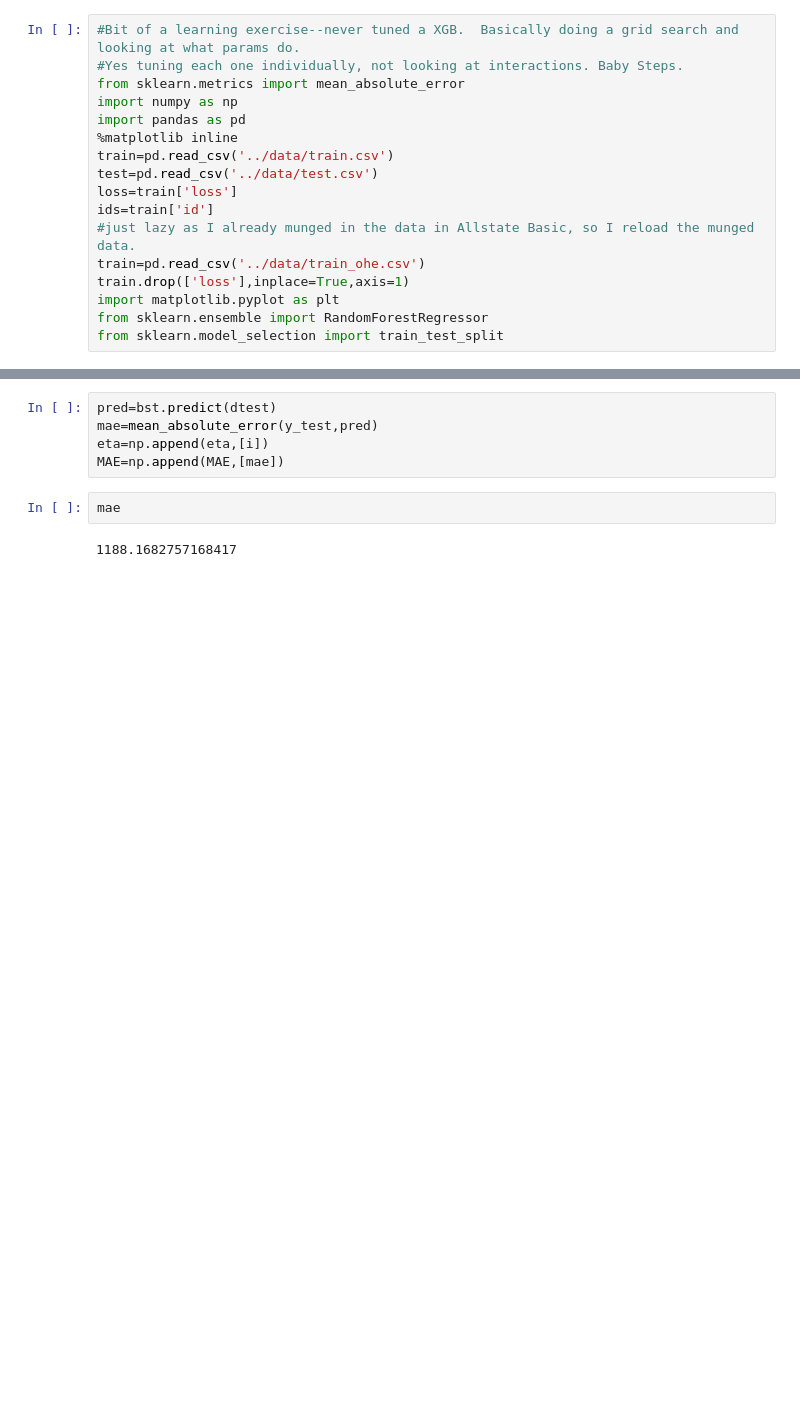
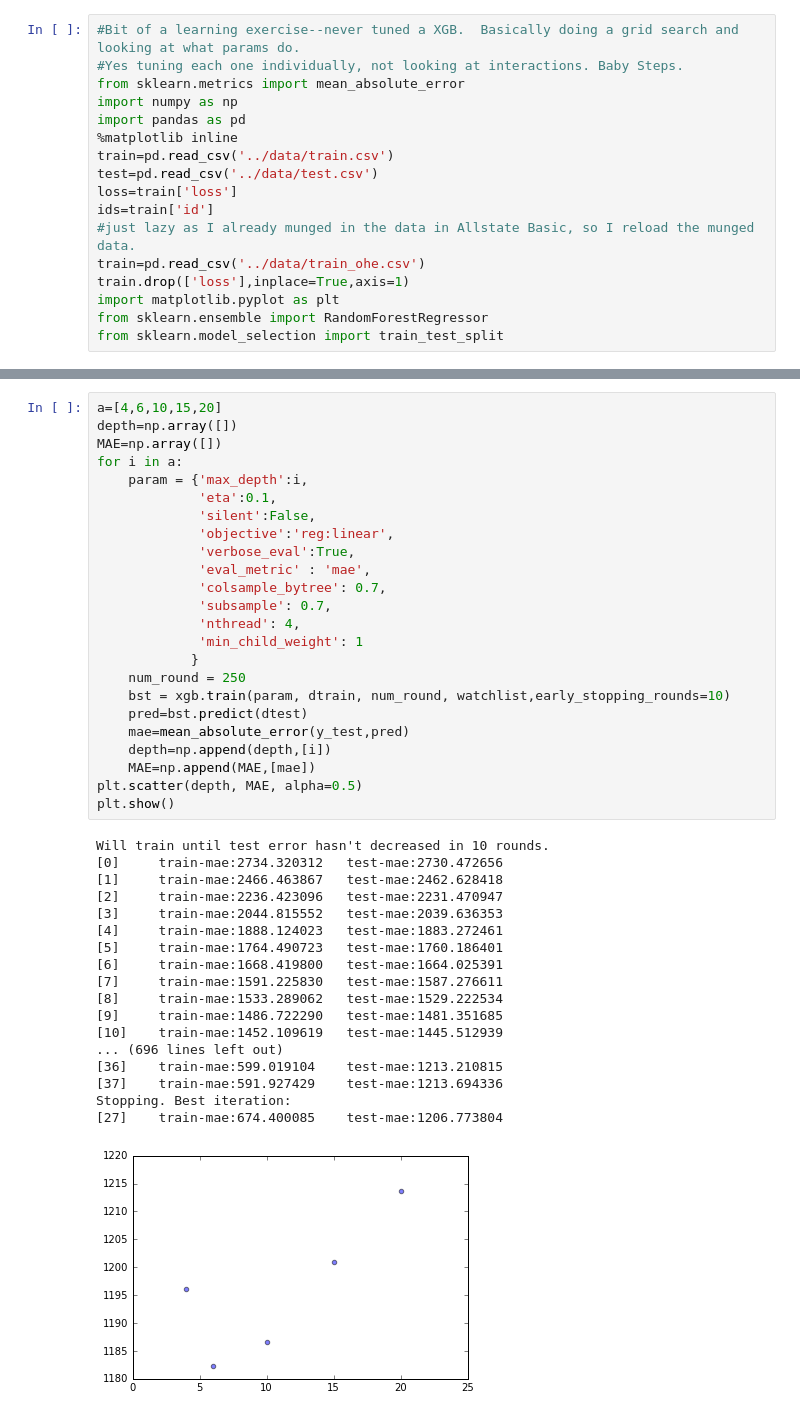
Before and after one commit to rdslater/Allstate, a Jupyter notebook: XGB tune.ipynb, the cells around one changed output, grey strips where cells are left out. Drawn from its saved outputs; the diff is of its cells as text; blank space fills up the shorter version.

```diff
--- a/XGB tune.ipynb
+++ b/XGB tune.ipynb
@@ -68,9 +68,43 @@ AttributeError: 'DataFrame' object has no attribute 'feature_names'
-# %%
-pred=bst.predict(dtest)
-mae=mean_absolute_error(y_test,pred)
-eta=np.append(eta,[i])
-MAE=np.append(MAE,[mae])
-# %%
-mae
-# %% [output]
-1188.1682757168417
+# %%
+a=[4,6,10,15,20]
+depth=np.array([])
+MAE=np.array([])
+for i in a:
+    param = {'max_depth':i,
+             'eta':0.1,
+             'silent':False,
+             'objective':'reg:linear',
+             'verbose_eval':True,
+             'eval_metric' : 'mae',
+             'colsample_bytree': 0.7,
+             'subsample': 0.7,
+             'nthread': 4,
+             'min_child_weight': 1
+            }
+    num_round = 250
+    bst = xgb.train(param, dtrain, num_round, watchlist,early_stopping_rounds=10)
+    pred=bst.predict(dtest)
+    mae=mean_absolute_error(y_test,pred)
+    depth=np.append(depth,[i])
+    MAE=np.append(MAE,[mae])
+plt.scatter(depth, MAE, alpha=0.5)
+plt.show()
+# %% [output]
+Will train until test error hasn't decreased in 10 rounds.
+[0]     train-mae:2734.320312   test-mae:2730.472656
+[1]     train-mae:2466.463867   test-mae:2462.628418
+[2]     train-mae:2236.423096   test-mae:2231.470947
+[3]     train-mae:2044.815552   test-mae:2039.636353
+[4]     train-mae:1888.124023   test-mae:1883.272461
+[5]     train-mae:1764.490723   test-mae:1760.186401
+[6]     train-mae:1668.419800   test-mae:1664.025391
+[7]     train-mae:1591.225830   test-mae:1587.276611
+[8]     train-mae:1533.289062   test-mae:1529.222534
+[9]     train-mae:1486.722290   test-mae:1481.351685
+[10]    train-mae:1452.109619   test-mae:1445.512939
+... (696 lines left out)
+[36]    train-mae:599.019104    test-mae:1213.210815
+[37]    train-mae:591.927429    test-mae:1213.694336
+Stopping. Best iteration:
+[27]    train-mae:674.400085    test-mae:1206.773804
+[figure, added]
```
Also changed, not shown: parts of 4 cells of this notebook.
